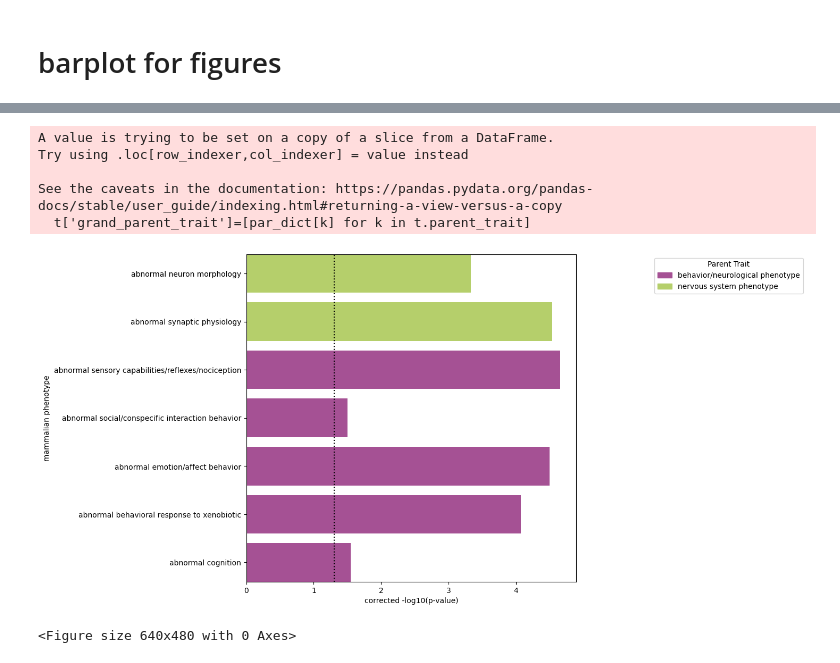
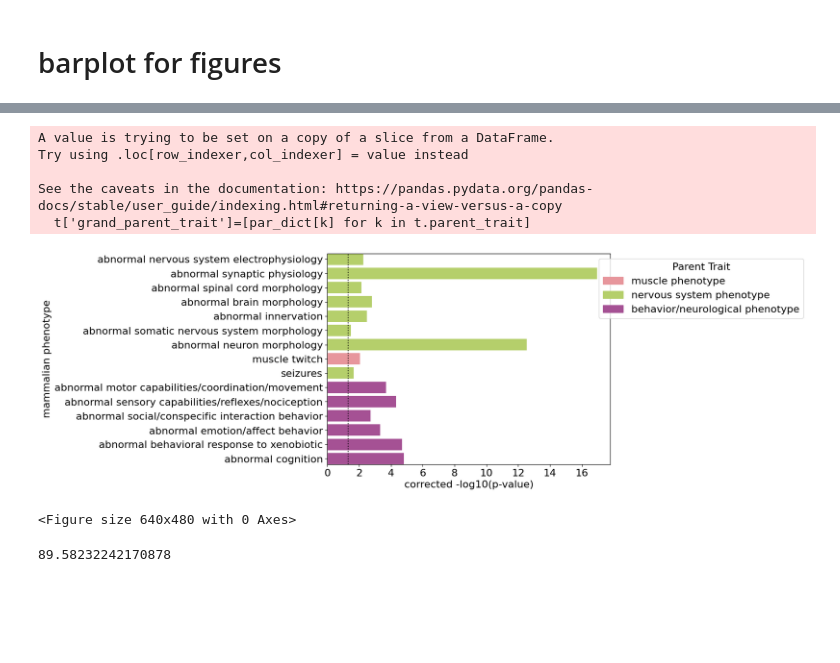
Before and after one commit to BSLeger/SUD_cross_species, a Jupyter notebook: validation_MGI.ipynb, the cells around one changed output, grey strips where cells are left out. Cells and saved outputs as stored; diff of their text form; code cells hidden in the pictures; blank space fills up the shorter version.

```diff
--- a/validation_MGI.ipynb
+++ b/validation_MGI.ipynb
@@ -134,9 +135,9 @@ reading in file
 # %%
 #modify for correct genesets
 cut_r= 'FDR'
-cut_h='FDR'
+cut_h='top500'
 trait_r='loco_gsem'
-trait_h='addict-rf'
+trait_h='ext'
 
 #choose which community to check enrichment for
 #must be keys from coloc_dict
@@ -376,3 +359,5 @@ for d in range(0, max(tbl.depth)+1):
 <Figure size 640x480 with 0 Axes>
 # %% [markdown]
 # barplot for figures
+# %%
+save_fig=True
@@ -379,3 +368,5 @@ for d in range(0, max(tbl.depth)+1):
+# %%
+plt.rcParams.update({'font.size': 16})
 # %%
 d=0
 
@@ -453,8 +424,8 @@ d=2
 t = tbl[tbl['depth'] == d]
 t['grand_parent_trait']=[par_dict[k] for k in t.parent_trait]
 t=t[t['p_intersect']<0.05/len(tbl)]
-t=t.sort_values('grand_parent_trait',ascending=True).reset_index()
-
+#t=t.sort_values('grand_parent_trait',ascending=True).reset_index()
+t=t.sort_values('parent_trait')
 
 # Assign a unique color for each parent_trait based on its index
 unique_traits = set(t.grand_parent_trait)
@@ -463,37 +434,41 @@ color_mapping={'muscle phenotype':'#E7969C',
 'nervous system phenotype':'#B5CF6B',
 'behavior/neurological phenotype':'#A55194'}
 # Plotting
-fig = plt.figure(figsize=(8, 8))
+fig = plt.figure(figsize=(8, 6))
 colors = [color_mapping[trait] for trait in t.grand_parent_trait]  # Color assignment based on parent_trait
 
 #colors=(['#A55194']*6)+['#E7969C']+(['#B5CF6B']*8)
 plt.barh(y=t.trait, width=-np.log10(t.p_intersect*len(tbl)),label=t.grand_parent_trait, color=colors)
 
 plt.ylabel('mammalian phenotype')
 plt.xlabel('corrected -log10(p-value)')
 plt.axvline(-np.log10(0.05), color='black', ls=':')
 #plt.xticks(rotation=90)
 #plt.title(d)
 # Create legend patches (only one for each unique parent_trait)
 legend_patches = [mpatches.Patch(color=color_mapping[trait], label=trait) for trait in unique_traits]
 
 # Add legend to the plot
 plt.legend(handles=legend_patches, title='Parent Trait', loc='upper right',bbox_to_anchor=(1.7, 1))
 plt.tight_layout()
 plt.margins(y=0)
 # Show the plot
 if save_fig:
-    plt.savefig(('MGI_val_depth-'+str(d)+'.svg'), bbox_inches = "tight")
+    plt.savefig((f'{outpath_dir}/MGI_val_depth-{str(d)}_for_publication.svg'), bbox_inches = "tight")
 
 plt.show()
 
 # Clear the figure after showing
 plt.clf()
 # %% [output]
 A value is trying to be set on a copy of a slice from a DataFrame.
 Try using .loc[row_indexer,col_indexer] = value instead
 
 See the caveats in the documentation: https://pandas.pydata.org/pandas-docs/stable/user_guide/indexing.html#returning-a-view-versus-a-copy
   t['grand_parent_trait']=[par_dict[k] for k in t.parent_trait]
-[figure, old version]
+[figure, new version]
 <Figure size 640x480 with 0 Axes>
+# %%
+24/26.791*100
+# %% [output]
+89.58232242170878
```
Also changed, not shown: parts of 8 cells of this notebook, 1 other file.
